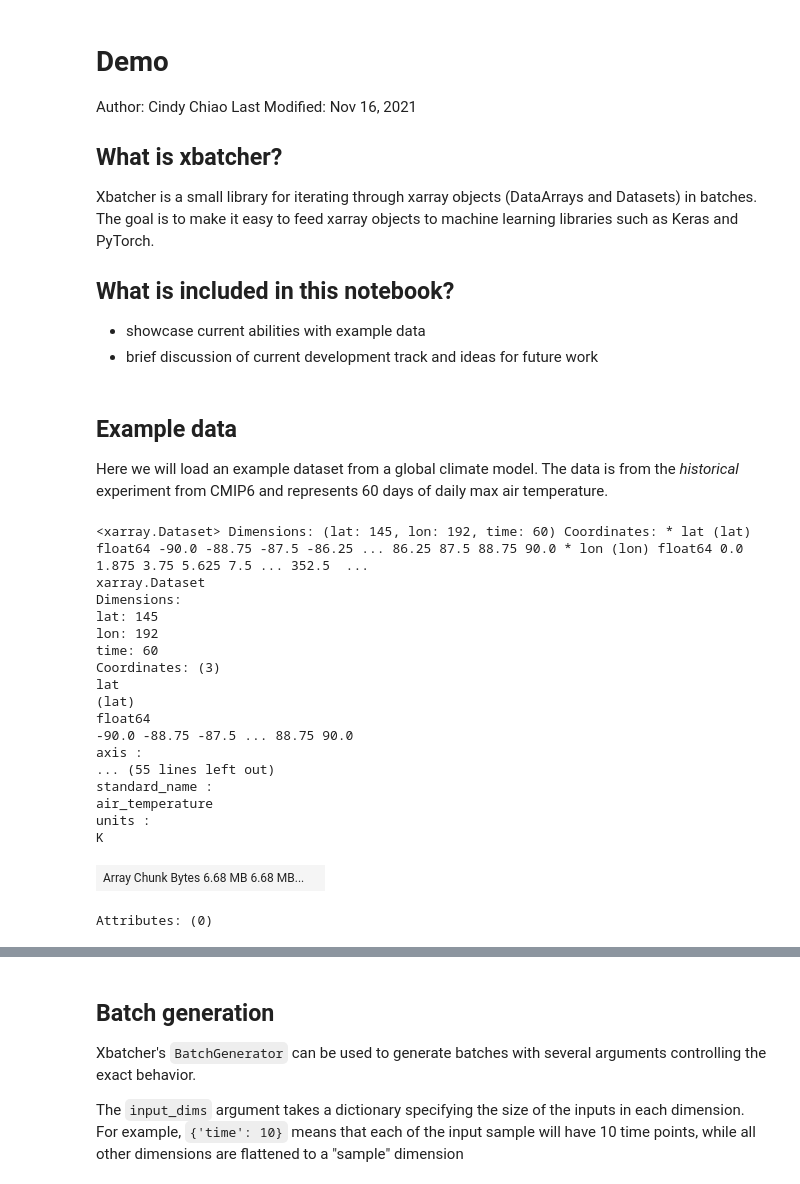
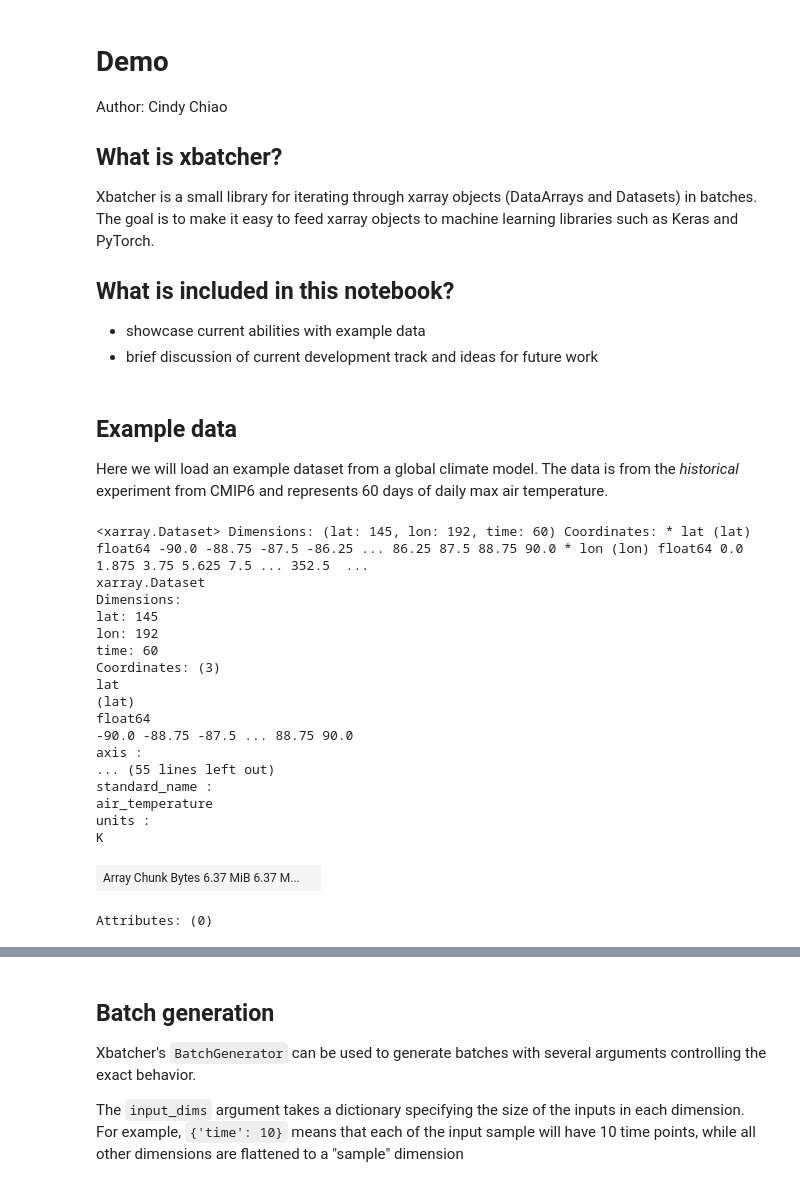
Before and after one commit to xarray-contrib/xbatcher, a Jupyter notebook: doc/demo.ipynb, the cells around one changed output, grey strips where cells are left out. Cells and saved outputs as stored; diff of their text form; code cells hidden in the pictures.

```diff
--- a/doc/demo.ipynb
+++ b/doc/demo.ipynb
@@ -2,7 +2,6 @@
 # Demo
 
 Author: Cindy Chiao
-Last Modified: Nov 16, 2021
 
 ## What is xbatcher?
 Xbatcher is a small library for iterating through xarray objects (DataArrays and Datasets) in batches. The goal is to make it easy to feed xarray objects to machine learning libraries such as Keras and PyTorch.
@@ -19,36 +17,39 @@ import fsspec
 
 Here we will load an example dataset from a global climate model. The data is from the _historical_ experiment from CMIP6 and represents 60 days of daily max air temperature.
 # %%
-store = fsspec.get_mapper(
-    "az://carbonplan-share/example_cmip6_data.zarr", account_name="carbonplan"
+store = "az://carbonplan-share/example_cmip6_data.zarr"
+ds = xr.open_dataset(
+    store,
+    engine="zarr",
+    chunks={},
+    backend_kwargs={"storage_options": {"account_name": "carbonplan"}},
 )
-ds = xr.open_zarr(store, consolidated=True)
 
 # the attributes contain a lot of useful information, but clutter the print out when we inspect the outputs
 # throughout this demo, clearing it to avoid confusion
 ds.attrs = {}
 
 # inspect the dataset
-display(ds)
+ds
 # %% [output]
 <xarray.Dataset> Dimensions: (lat: 145, lon: 192, time: 60) Coordinates: * lat (lat) float64 -90.0 -88.75 -87.5 -86.25 ... 86.25 87.5 88.75 90.0 * lon (lon) float64 0.0 1.875 3.75 5.625 7.5 ... 352.5  ...
 xarray.Dataset
 Dimensions:
 lat: 145
 lon: 192
 time: 60
 Coordinates: (3)
 lat
 (lat)
 float64
 -90.0 -88.75 -87.5 ... 88.75 90.0
 axis :
 ... (55 lines left out)
 standard_name :
 air_temperature
 units :
 K
-| Array Chunk Bytes 6.68 MB 6.68 MB... |  |
+| Array Chunk Bytes 6.37 MiB 6.37 M... |  |
 Attributes: (0)
 # %%
 # plot the first time dimension
```
Also changed, not shown: parts of 11 cells of this notebook.
